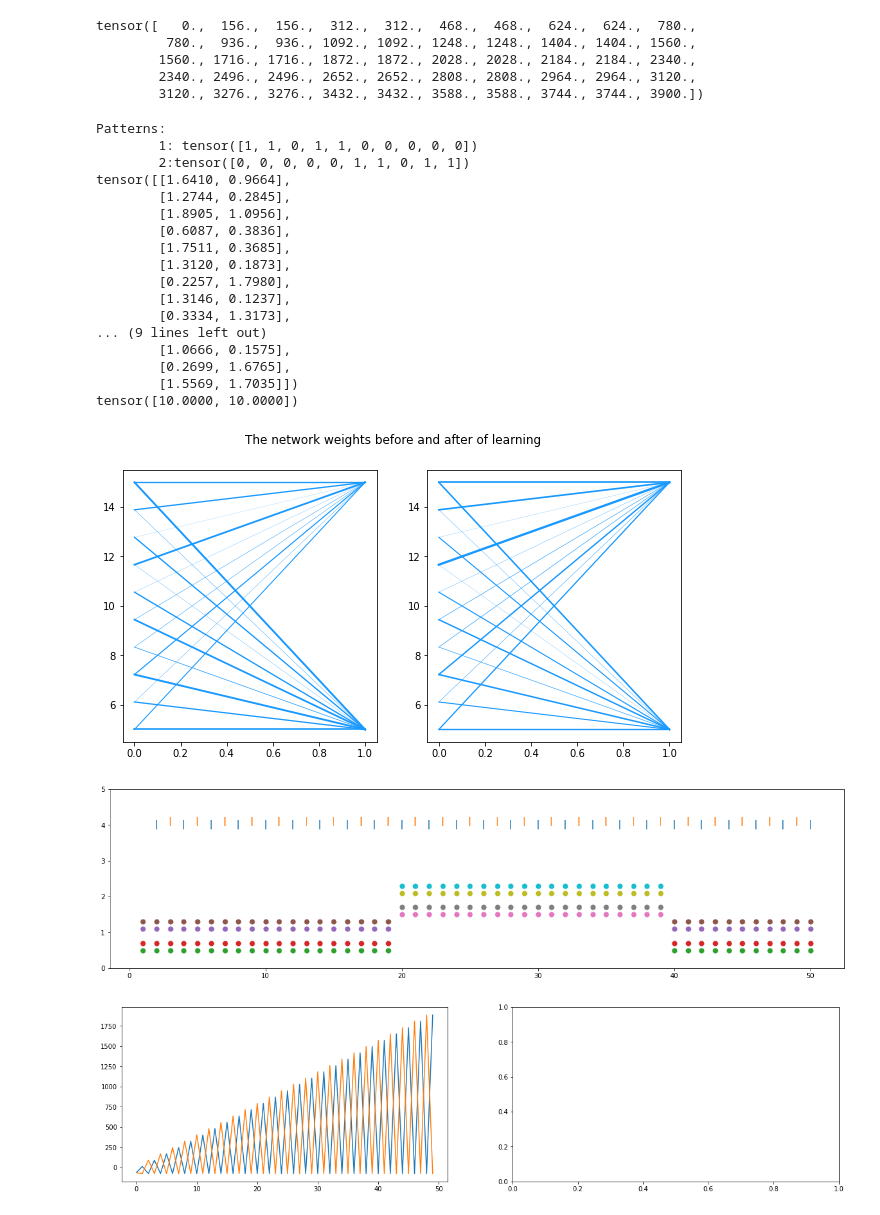
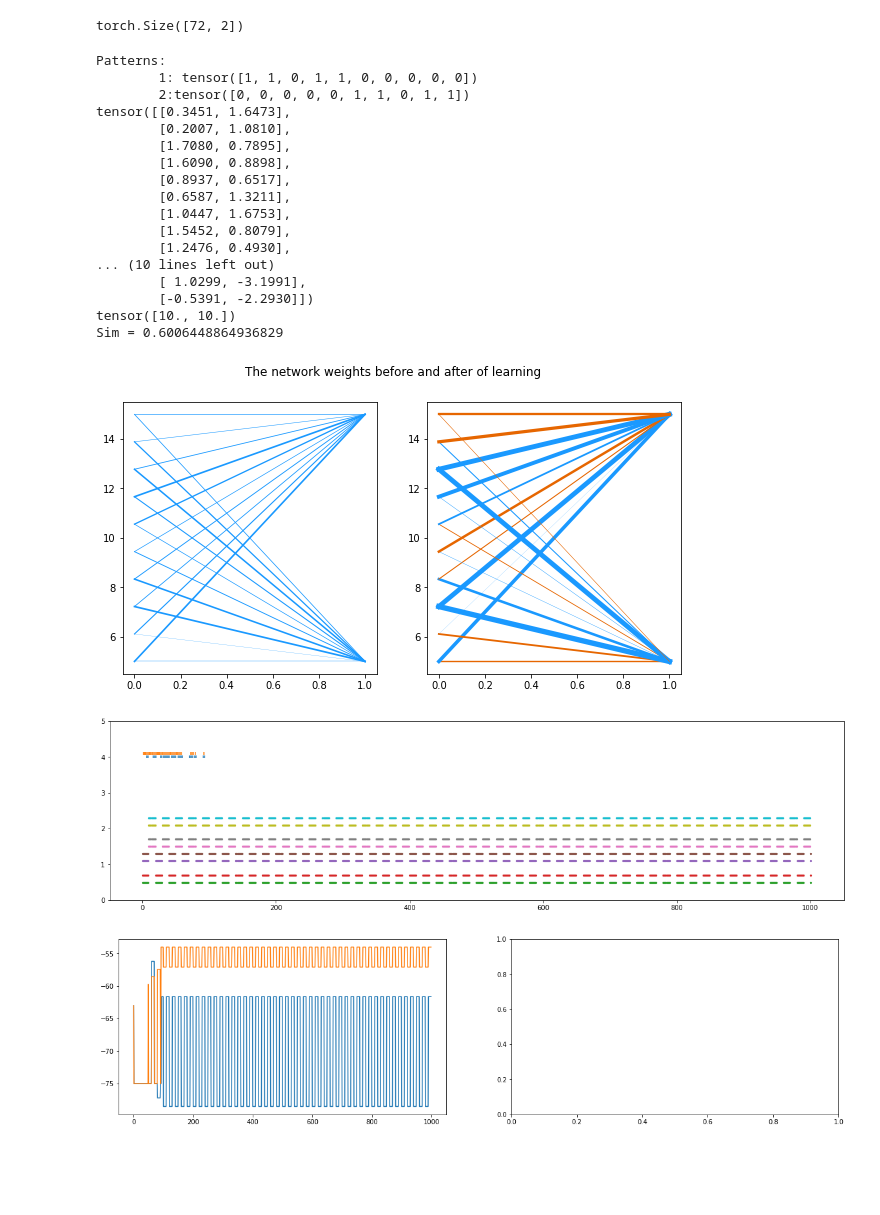
Before and after one commit to alia-asl/Intro2Conex, a Jupyter notebook: proj4.ipynb, the cells around one changed output. Saved outputs shown, nothing was run; the diff lists cells and outputs as text; code cells hidden in the pictures; blank space fills up the shorter version.

```diff
--- a/proj4.ipynb
+++ b/proj4.ipynb
@@ -7,6 +7,7 @@ from torch.utils.data import DataLoader
 # Defined packages
 from inputs import RandomPattern
 from neuralBehaviors import *
+from synapseBehaviors import *
 from metrics import draw_weights
 
 # PyMonnTorch and CoNeX
@@ -17,8 +18,8 @@ from conex.behaviors.synapses import SynapseInit, WeightInitializer, LateralDend
 from conex.behaviors.synapses.learning import SimpleSTDP
 from conex.behaviors.neurons.axon import NeuronAxon
 from conex.behaviors.neurons.specs import SpikeTrace, Fire, KWTA
-from conex.behaviors.neurons.dendrite import SimpleDendriteStructure
-from conex.behaviors.neurons.neuron_types.lif_neurons import LIF
+from conex.behaviors.neurons.dendrite import SimpleDendriteStructure, SimpleDendriteComputation
+from conex.behaviors.neurons.neuron_types.lif_neurons import LIF, ELIF
 
 
 
@@ -29,7 +30,7 @@ NORM = 10
 dataset = RandomPattern(
     pattern1=[1, 1, 0, 1, 1, 0, 0, 0, 0, 0],
     pattern2=[0, 0, 0, 0, 0, 1, 1, 0, 1, 1],
-    period=20,
+    period=10,
 )
 
 
@@ -50,7 +51,8 @@ input_layer = NeuronGroup(size=SIZE, net=net, behavior={
 out_ng = NeuronGroup(net=net, size=2, tag='out', behavior={**prioritize_behaviors(
     [
         SimpleDendriteStructure(),
-        LIF(R=0.5, threshold=-50, tau=1, v_reset=-75, v_rest=-65),
+        SimpleDendriteComputation(),
+        ELIF(R=50, threshold=-50, tau=1, v_reset=-75, v_rest=-65, delta=2, theta_rh=0),
         KWTA(k=1),
         Fire(),
         SpikeTrace(tau_s=0.9),
@@ -58,29 +60,26 @@ out_ng = NeuronGroup(net=net, size=2, tag='out', behavior={**prioritize_behavior
 
     ]),
     # 160: ResetIBehavior(),
-    170: InputBehavior(),
     180: LateralInhibition(alpha=100),
-    # 260: LIFBehavior(R=300, adaptive=False),
-    330: Recorder(variables=['v']),
-    490: Recorder(variables=['v']),
+    341: Recorder(variables=['v']), # right after Fire
     500: EventRecorder(variables=['spikes']),
     })
-synapsis_input_out = SynapseGroup(net=net, src=input_layer, dst=out_ng, behavior=
-                                    prioritize_behaviors(
+synapsis_input_out = SynapseGroup(net=net, src=input_layer, dst=out_ng, behavior={
+                                    **prioritize_behaviors(
                                       [
                                         SynapseInit(),
                                         SimpleDendriticInput(),
                                         WeightInitializer(mode='random', weight_shape=(10, 2), scale=1 + NORM // SIZE),
                                         WeightNormalization(norm=NORM),
-                                        # SimpleSTDP(a_plus=1, a_minus=1),
-                                      ]
-                                    ), tag="Proximal")
+                                        SimpleSTDP(a_plus=1, a_minus=0),
+                                      ]),}
+                                    , tag="Proximal")
 
 
 
 net.initialize(info=False)
 oldW = synapsis_input_out.weights.clone()
-net.simulate_iterations(50, measure_block_time=False)
+net.simulate_iterations(1000, measure_block_time=False)
 newW = synapsis_input_out.weights.clone()
 
 print(f"\nDiff W = \n{newW - oldW}")
@@ -111,45 +110,45 @@ Proximal I after: tensor([4.8635, 3.8487])
 # import matplotlib.pyplot as plt
 # fig, ax = plt.subplots(1, 1, figsize=(10, 5))
 
-print(out_ng['I'][0][:, 0])
+print(out_ng['spikes'][0].shape)
 # %% [output]
-tensor([   0.,  156.,  156.,  312.,  312.,  468.,  468.,  624.,  624.,  780.,
-         780.,  936.,  936., 1092., 1092., 1248., 1248., 1404., 1404., 1560.,
-        1560., 1716., 1716., 1872., 1872., 2028., 2028., 2184., 2184., 2340.,
-        2340., 2496., 2496., 2652., 2652., 2808., 2808., 2964., 2964., 3120.,
-        3120., 3276., 3276., 3432., 3432., 3588., 3588., 3744., 3744., 3900.])
+torch.Size([72, 2])
 # %%
 import matplotlib.pyplot as plt
 print(f"Patterns:\n\t1: {dataset.pats[0]}\n\t2:{dataset.pats[1]}")
 
 print(oldW)
 print(oldW.sum(0))
 print(newW)
 print(newW.sum(0))
 fig, ax = plt.subplots(1, 2, figsize=(10, 5))
 draw_weights(weights=oldW, ax=ax[0], scale_w=1)
 draw_weights(weights=newW, ax=ax[1], scale_w=1)
 plt.suptitle("The network weights before and after of learning")
+
+from torch.nn.functional import cosine_similarity
+sim = cosine_similarity(oldW.flatten(), newW.flatten(), dim=0)
+print(f"Sim = {sim}")
 plt.show()
 # %% [output]
 Patterns:
         1: tensor([1, 1, 0, 1, 1, 0, 0, 0, 0, 0])
         2:tensor([0, 0, 0, 0, 0, 1, 1, 0, 1, 1])
-tensor([[1.6410, 0.9664],
-        [1.2744, 0.2845],
-        [1.8905, 1.0956],
-        [0.6087, 0.3836],
-        [1.7511, 0.3685],
-        [1.3120, 0.1873],
-        [0.2257, 1.7980],
-        [1.3146, 0.1237],
-        [0.3334, 1.3173],
-... (9 lines left out)
-        [1.0666, 0.1575],
-        [0.2699, 1.6765],
-        [1.5569, 1.7035]])
-tensor([10.0000, 10.0000])
+tensor([[0.3451, 1.6473],
+        [0.2007, 1.0810],
+        [1.7080, 0.7895],
+        [1.6090, 0.8898],
+        [0.8937, 0.6517],
+        [0.6587, 1.3211],
+        [1.0447, 1.6753],
+        [1.5452, 0.8079],
+        [1.2476, 0.4930],
+... (10 lines left out)
+        [ 1.0299, -3.1991],
+        [-0.5391, -2.2930]])
+tensor([10., 10.])
+Sim = 0.6006448864936829
-[figure, old version]
+[figure, new version]
 # %%
 import matplotlib.pyplot as plt
 fig, ax = plt.subplots(1, 1, figsize=(20, 5))
@@ -159,19 +158,19 @@ spikes = out_ng['spikes'][0]
 zeros = out_ng['spikes'][0][:, 1] == 0
 firsts = spikes[zeros]
 seconds = spikes[~zeros]
-ax.scatter(x=out_ng['spikes', 0][zeros][:, 0], y=4 * torch.ones(zeros.sum()), marker='|', s=200)
-ax.scatter(x=out_ng['spikes', 0][~zeros][:, 0], y=4.1 * torch.ones((~zeros).sum()), marker='|', s=200)
+ax.scatter(x=out_ng['spikes', 0][zeros][:, 0], y=4 * torch.ones(zeros.sum()), marker='|', s=20)
+ax.scatter(x=out_ng['spikes', 0][~zeros][:, 0], y=4.1 * torch.ones((~zeros).sum()), marker='|', s=20)
 
 
 spikes = input_layer['spikes'][0]
 for i in input_layer['spikes'][0][:, 1].unique():
     times = input_layer['spikes'][0][:, 1] == i
-    ax.scatter(x=spikes[times][:, 0], y=0.5 + 0.2 * i * torch.ones(times.sum()), marker='.', s=200)
+    ax.scatter(x=spikes[times][:, 0], y=0.5 + 0.2 * i * torch.ones(times.sum()), marker='.', s=20)
 
 ax.set_ylim(0, 5)
 plt.show()
 # %% [output]
-[figure, old version]
+[figure, new version]
 # %%
 fig, ax = plt.subplots(1, 2, figsize=(20, 5))
 v = out_ng['v'][0]
@@ -179,4 +178,4 @@ ax[0].plot(v[:, 0])
 ax[0].plot(v[:, 1])
 plt.show()
 # %% [output]
-[figure, old version]
+[figure, new version]
```
Also changed, not shown: parts of 1 cell of this notebook.
